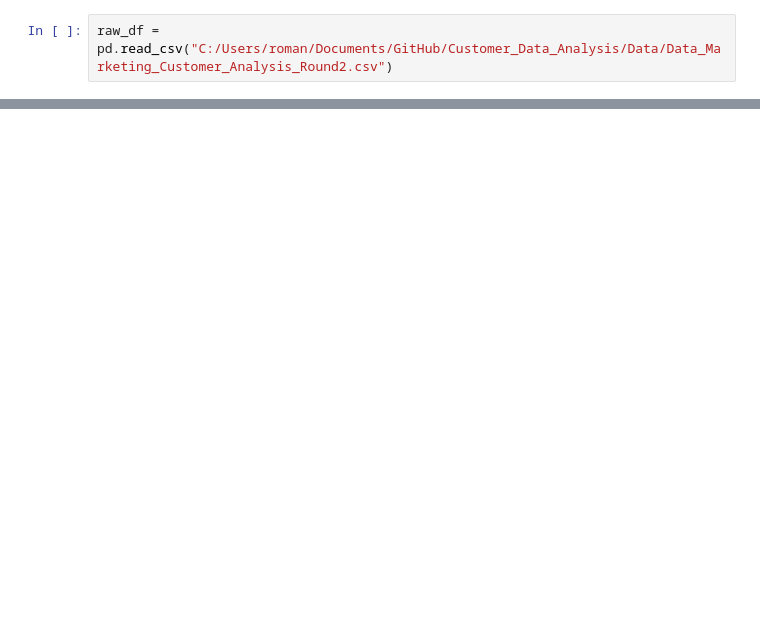
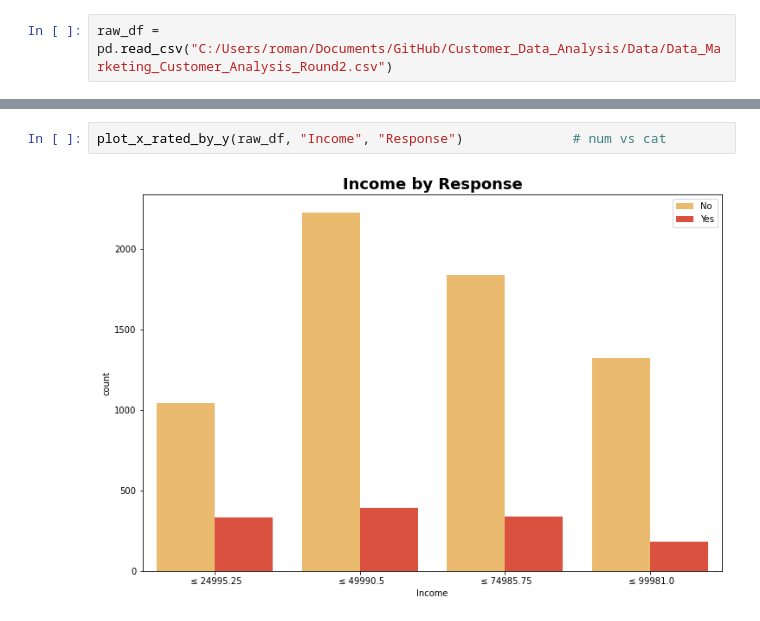
Before and after one commit to Romes-Kalt/Customer_Data_Analysis, a Jupyter notebook: plot_redone.ipynb, the cells around one changed output, grey strips where cells are left out. Cells and saved outputs as stored; diff of their text form; blank space fills up the shorter version.

```diff
--- a/plot_redone.ipynb
+++ b/plot_redone.ipynb
@@ -91,0 +76,4 @@ raw_df = pd.read_csv("C:/Users/roman/Documents/GitHub/Customer_Data_Analysis/Dat
+# %%
+plot_x_rated_by_y(raw_df, "Income", "Response")              # num vs cat
+# %% [output]
+[figure, added]
```
Also changed, not shown: parts of 8 cells of this notebook.
